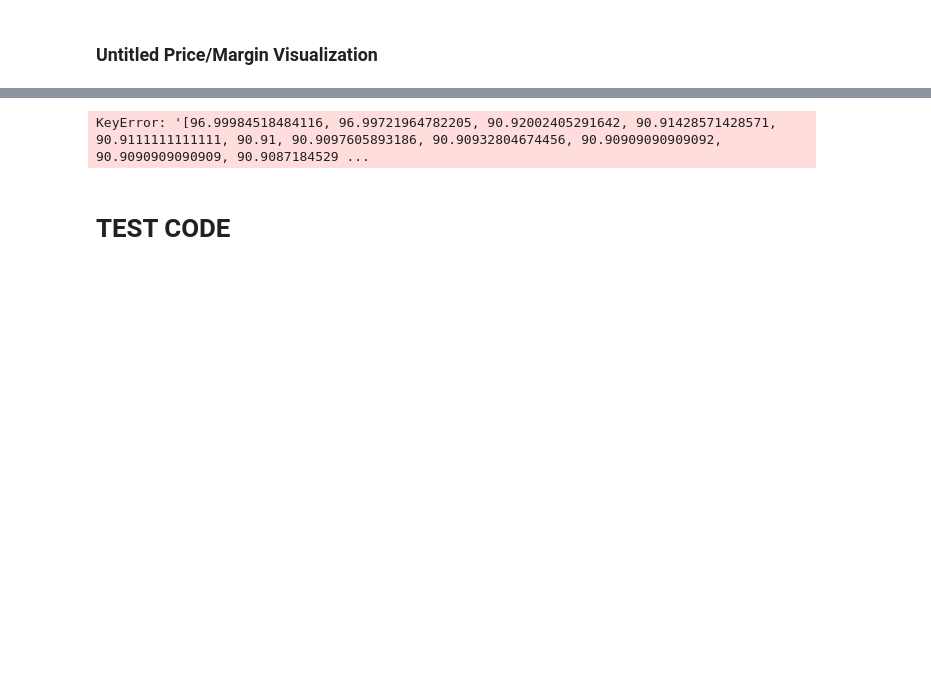
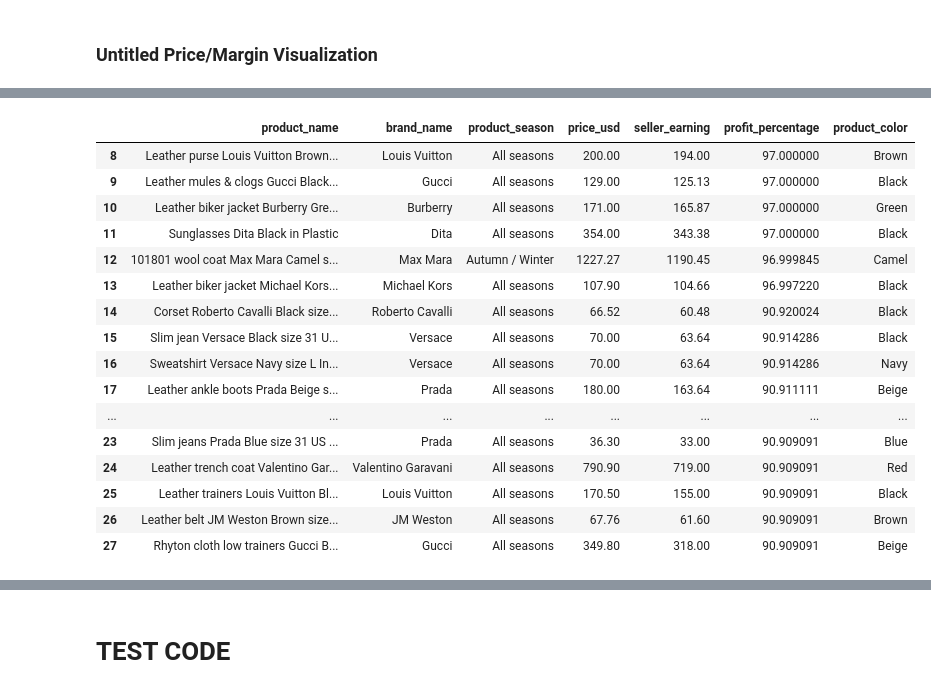
Before and after one commit to lucheuer/Project-1, a Jupyter notebook: Project_1_Group_3.ipynb, the cells around one changed output, grey strips where cells are left out. Cells and saved outputs as stored; diff of their text form; code cells hidden in the pictures; blank space fills up the shorter version.

Commit message:
bubble chart visualizations added

```diff
--- a/Project_1_Group_3.ipynb
+++ b/Project_1_Group_3.ipynb
@@ -321,3 +318,27 @@ display(profit_df.tail())
 | 13715 | Leather high trainers Pierre Hard... | Pierre Hardy | All seasons | 50.00 | 4.39 | 8.780000 | Black |
 | 13716 | Sunglasses Dolce & Gabbana Grey i... | Dolce & Gabbana | All seasons | 67.81 | 5.94 | 8.759770 | Grey |
 | 13717 | Scarf Burberry Multicolour in Cotton | Burberry | Autumn / Winter | 62.70 | 1.74 | 2.775120 | Multicolour |
+# %%
+top_profit_margins = profit_df.head(20)
+bottom_profit_margins = profit_df.tail(20)
+
+display(top_profit_margins)
+display(bottom_profit_margins)
+# %% [output]
+|  | product_name | brand_name | product_season | price_usd | seller_earning | profit_percentage | product_color |
+| 8 | Leather purse Louis Vuitton Brown... | Louis Vuitton | All seasons | 200.00 | 194.00 | 97.000000 | Brown |
+| 9 | Leather mules & clogs Gucci Black... | Gucci | All seasons | 129.00 | 125.13 | 97.000000 | Black |
+| 10 | Leather biker jacket Burberry Gre... | Burberry | All seasons | 171.00 | 165.87 | 97.000000 | Green |
+| 11 | Sunglasses Dita Black in Plastic | Dita | All seasons | 354.00 | 343.38 | 97.000000 | Black |
+| 12 | 101801 wool coat Max Mara Camel s... | Max Mara | Autumn / Winter | 1227.27 | 1190.45 | 96.999845 | Camel |
+| 13 | Leather biker jacket Michael Kors... | Michael Kors | All seasons | 107.90 | 104.66 | 96.997220 | Black |
+| 14 | Corset Roberto Cavalli Black size... | Roberto Cavalli | All seasons | 66.52 | 60.48 | 90.920024 | Black |
+| 15 | Slim jean Versace Black size 31 U... | Versace | All seasons | 70.00 | 63.64 | 90.914286 | Black |
+| 16 | Sweatshirt Versace Navy size L In... | Versace | All seasons | 70.00 | 63.64 | 90.914286 | Navy |
+| 17 | Leather ankle boots Prada Beige s... | Prada | All seasons | 180.00 | 163.64 | 90.911111 | Beige |
+| ... | ... | ... | ... | ... | ... | ... | ... |
+| 23 | Slim jeans Prada Blue size 31 US ... | Prada | All seasons | 36.30 | 33.00 | 90.909091 | Blue |
+| 24 | Leather trench coat Valentino Gar... | Valentino Garavani | All seasons | 790.90 | 719.00 | 90.909091 | Red |
+| 25 | Leather trainers Louis Vuitton Bl... | Louis Vuitton | All seasons | 170.50 | 155.00 | 90.909091 | Black |
+| 26 | Leather belt JM Weston Brown size... | JM Weston | All seasons | 67.76 | 61.60 | 90.909091 | Brown |
+| 27 | Rhyton cloth low trainers Gucci B... | Gucci | All seasons | 349.80 | 318.00 | 90.909091 | Beige |
@@ -324,7 +362,12 @@ display(profit_df.tail())
 # %%
-fig = px.scatter(profit_df.query("profit_percentage"), x="price_usd", y="seller_earning",
-                 size="pop", color="season",
-                 hover_name="product_name", log_x=True, size_max=60)
+fig = px.scatter(top_profit_margins,
+                 x="price_usd",
+                 y="profit_percentage",
+                 size="seller_earning",  # Size of the bubbles
+                 color="product_season",    # Color of the bubbles
+                 hover_name="product_name", # Hover information
+                 log_x=True,                # Log scale for x-axis
+                 size_max=60)               # Maximum size of the bubbles
+
+# Display the chart
 fig.show()
-# %% [output]
-KeyError: '[96.99984518484116, 96.99721964782205, 90.92002405291642, 90.91428571428571, 90.9111111111111, 90.91, 90.9097605893186, 90.90932804674456, 90.90909090909092, 90.9090909090909, 90.9087184529 ...
```
Also changed, not shown: parts of 3 cells of this notebook.
